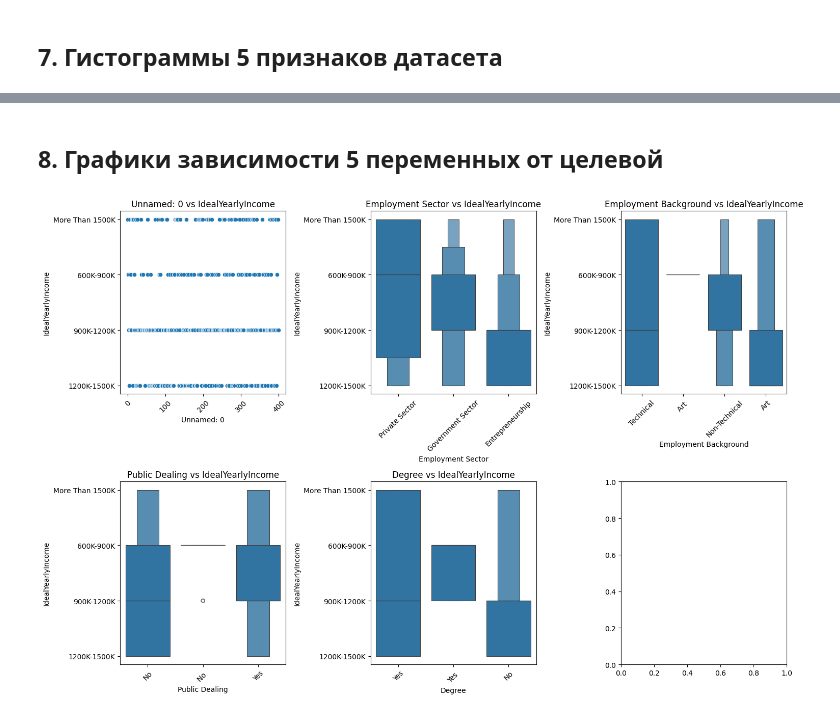
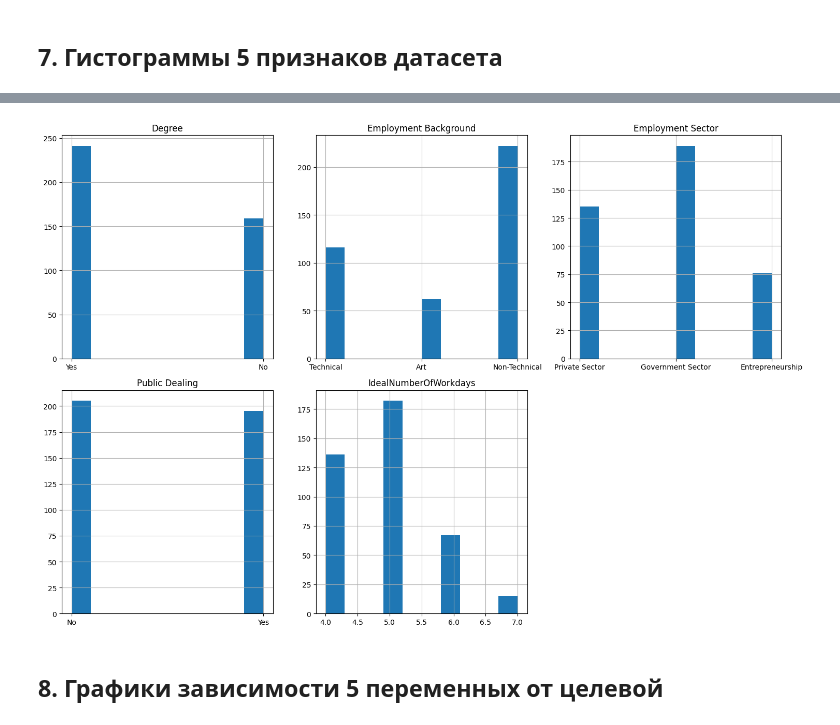
Before and after one commit to mikaereli/introduce_to_ai, a Jupyter notebook: lab_2/02_lab_EDA.ipynb, the cells around one changed output, grey strips where cells are left out. Drawn from its saved outputs; the diff is of its cells as text; code cells hidden in the pictures.

```diff
--- a/lab_2/02_lab_EDA.ipynb
+++ b/lab_2/02_lab_EDA.ipynb
@@ -212,0 +236,2 @@ plt.show()
+# %%
+features = ['Degree', 'Employment Background', 'Employment Sector', 'Public Dealing', 'IdealNumberOfWorkdays']
@@ -212,0 +244,3 @@ plt.show()
+# %%
+for feature in features:
+    print(f"{X[feature].unique()}\n")
@@ -212,0 +259,3 @@ plt.show()
+# %%
+for feature in features:
+    print(f"{X[feature].unique()}\n")
@@ -213,18 +272,20 @@ plt.show()
+# %%
+X['Degree'] = X['Degree'].str.strip()
+X['Employment Background'] = X['Employment Background'].str.strip()
+X['Public Dealing'] = X['Public Dealing'].replace({'No ': 'No'})
+# %%
+fig, axs = plt.subplots(2, 3, figsize=(15, 10))
+axs = axs.ravel()
+
+for i, feature in enumerate(features):
+   X[feature].hist(ax=axs[i])
+   axs[i].set_title(feature)
+   axs[i].tick_params(axis='x')
+
+axs[5].remove()
+plt.tight_layout()
+plt.show()
+# %% [output]
+[figure, added]
 # %% [markdown]
 ## 8. Графики зависимости 5 переменных от целевой
-# %%
-fig, axs = plt.subplots(2, 3, figsize=(15, 10))
-axs = axs.ravel()
-
-for i, col in enumerate(X.columns[:5]):
-    if X[col].dtype == 'object':
-        sns.boxenplot(x=col, y='IdealYearlyIncome', data=data, ax=axs[i])
-    else:
-        sns.scatterplot(x=col, y='IdealYearlyIncome', data=data, ax=axs[i])
-    axs[i].set_title(f'{col} vs IdealYearlyIncome')
-    axs[i].tick_params(axis='x', rotation=45)
-
-plt.tight_layout()
-plt.show()
-# %% [output]
-[figure, removed]
```
Also changed, not shown: parts of 14 cells of this notebook, 3 other files.
